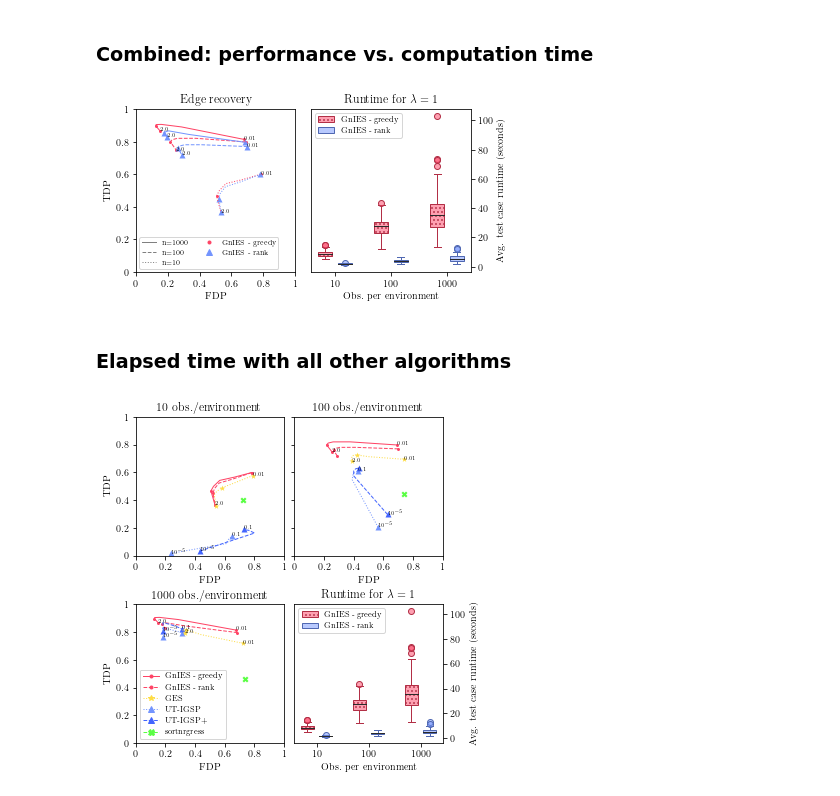
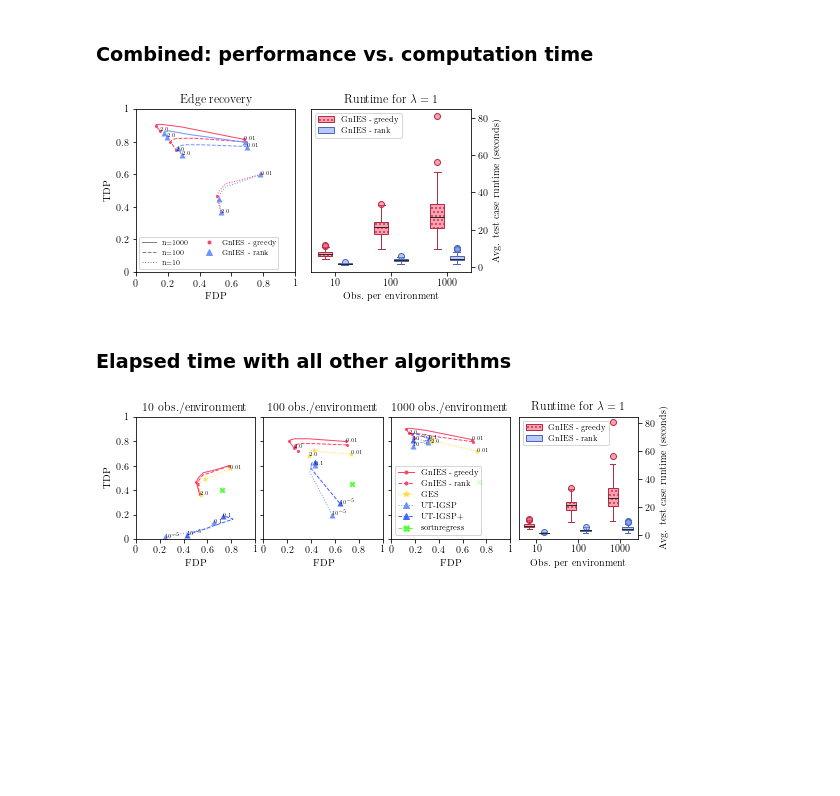
Before and after one commit to juangamella/gnies-paper, a Jupyter notebook: figure_comparison_rank.ipynb, the cells around one changed output. Saved outputs shown, nothing was run; the diff lists cells and outputs as text; code cells hidden in the pictures; blank space fills up the shorter version.

Commit message:
Minor fixes in figures

```diff
--- a/figure_comparison_rank.ipynb
+++ b/figure_comparison_rank.ipynb
@@ -138,9 +138,9 @@ gnies_br_metrics[metrics.success_metric].mean()
 # %% [markdown]
 **UT-IGSP**
 # %%
-ut_igsp_args, ut_igsp_results = utils.read_pickle(directory + "compiled_results_ut_igsp_gauss.pickle")
-ground_truth, utigsp_metrics = utils.read_pickle(directory + "metrics_ut_igsp_gauss.pickle")
-_, utigsp_metricsr = utils.read_pickle(directory_raw + "metrics_ut_igsp_gauss.pickle")
+ut_igsp_args, ut_igsp_results = utils.read_pickle(directory + "compiled_results_ut_igsp_gauss_obs:0.pickle")
+ground_truth, utigsp_metrics = utils.read_pickle(directory + "metrics_ut_igsp_gauss_obs:0.pickle")
+_, utigsp_metricsr = utils.read_pickle(directory_raw + "metrics_ut_igsp_gauss_obs:0.pickle")
 utigsp_alphas, utigsp_betas = ut_igsp_args[1], ut_igsp_args[2]
 utigsp_alphas, utigsp_betas
 # %% [output]
@@ -153,9 +153,9 @@ array([0.89832, 1.     , 1.     ])
 # %% [markdown]
 **UT-IGSP+**
 # %%
-ut_igsp_plus_args, ut_igsp_plus_results = utils.read_pickle(directory + "compiled_results_ut_igsp_plus_gauss.pickle")
-ground_truth, utigsp_plus_metrics = utils.read_pickle(directory + "metrics_ut_igsp_plus_gauss.pickle")
-_, utigsp_plus_metricsr = utils.read_pickle(directory_raw + "metrics_ut_igsp_plus_gauss.pickle")
+ut_igsp_plus_args, ut_igsp_plus_results = utils.read_pickle(directory + "compiled_results_ut_igsp_plus_gauss_obs:0.pickle")
+ground_truth, utigsp_plus_metrics = utils.read_pickle(directory + "metrics_ut_igsp_plus_gauss_obs:0.pickle")
+_, utigsp_plus_metricsr = utils.read_pickle(directory_raw + "metrics_ut_igsp_plus_gauss_obs:0.pickle")
 utigsp_plus_alphas, utigsp_plus_betas = ut_igsp_args[1], ut_igsp_args[2]
 utigsp_plus_alphas, utigsp_plus_betas
 # %% [output]
@@ -341,8 +341,8 @@ print_names = {'gnies': 'GnIES - greedy',
                'ges': 'GES',
                'ut_igsp': 'UT-IGSP',
                'ut_igsp+': 'UT-IGSP+',
-               #'sort': 'sortnrgress',
-               'sortp': 'sortnrgress',
+               #'sort': 'sortnregress',
+               'sortp': 'sortnregress',
 }
 
 def plot_metric(ax, values_x, values_y, lambdas, method, points, text, gray=False):
@@ -430,7 +430,7 @@ plot_elapsed_time(ax)
 
 plt.savefig('figures/figure_greedy_vs_rank_single.pdf', bbox_inches='tight')
 # %% [output]
-[figure, old version]
+[figure, new version]
 # %% [markdown]
 ### Elapsed time with all other algorithms
 # %%
@@ -475,8 +475,8 @@ print_names = {'gnies': 'GnIES - greedy',
                'ges': 'GES',
                'ut_igsp': 'UT-IGSP',
                'ut_igsp+': 'UT-IGSP+',
-               #'sort': 'sortnrgress',
-               'sortp': 'sortnrgress',
+               #'sort': 'sortnregress',
+               'sortp': 'sortnregress',
 }
 
 def plot_metric(ax, values_x, values_y, lambdas, method, points, text, gray=False):
@@ -508,8 +508,8 @@ def set_ax(ax, yticks=True):
     ax.set_yticklabels(ticks) if yticks else ax.set_yticklabels([])
 
 
-gs = gridspec.GridSpec(2, 2, wspace=0.07, hspace=0.35)
-plt.figure(figsize=(5.5,6))
+gs = gridspec.GridSpec(1, 4, wspace=0.07, hspace=0.35)
+plt.figure(figsize=(9,2.25))
 ax = plt.gca()
 
 for i,n in enumerate(Ns):
@@ -534,32 +534,32 @@ for i,n in enumerate(Ns):
     plot_metric(ax, utigsp_plus_x[:,i], utigsp_plus_y[:,i], utigsp_plus_alphas, 'ut_igsp+', [0,len(utigsp_plus_alphas)-1], ["%0.1f","%0.1f" if n!=100 else None])
 
     # Plot GES
     plot_metric(ax, ges_x[:,i], ges_y[:,i], ges_lambdas, 'ges', [0,2,len(ges_lambdas)-1], ["%0.2f",None if n==10 else "%0.1f"])
 
     # Plot sortnregress + pool
     ax.scatter(sortp_x[i], 1-sortp_y[i], color=color['sortp'], marker=marker['sortp'], linewidth=0)
 
-    set_ax(ax, yticks=i in [0,2])
+    set_ax(ax, yticks=i in [0])
     ax.set_title("%d obs./environment" % n)
 
 
 # Build legend
 method_entries = [Line2D([0], [0],
                          linewidth=1,
                          linestyle=style[method],
                          marker=marker[method],
                          color=color[method]) for method in print_names.keys()]
 method_str = list(print_names.values())
 ax.legend(method_entries, #+ sample_size_entries
           method_str, # + sample_size_str
           prop={'size':8},
           loc='lower left',
           ncol=1)
 
 plt.subplot(gs[3])
 ax = plt.gca()
 plot_elapsed_time(ax)
 
 plt.savefig('figures/figure_greedy_vs_rank.pdf', bbox_inches='tight')
 # %% [output]
-[figure, old version]
+[figure, new version]
```
Also changed, not shown: parts of 2 cells of this notebook, 3 other files.
